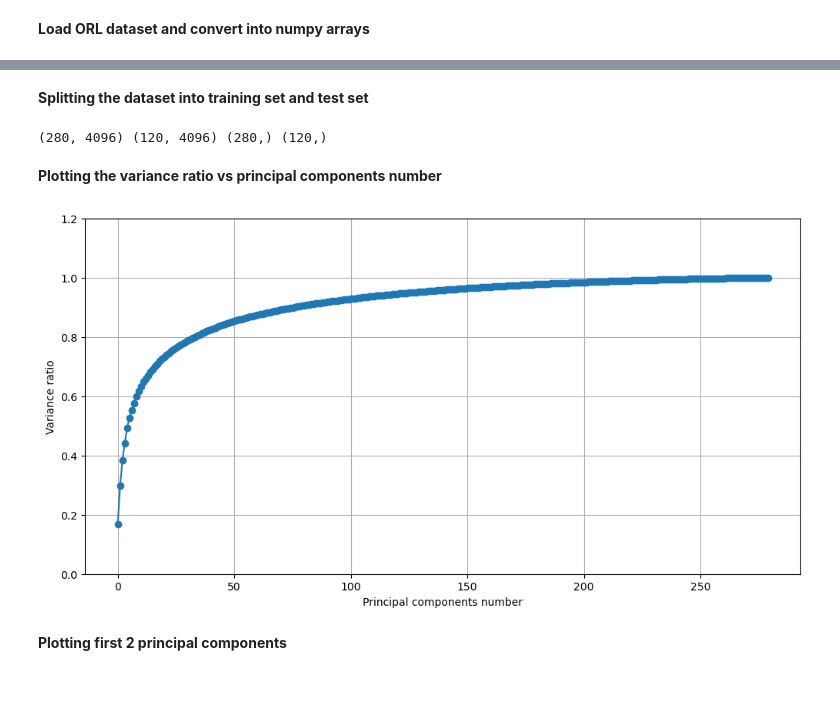
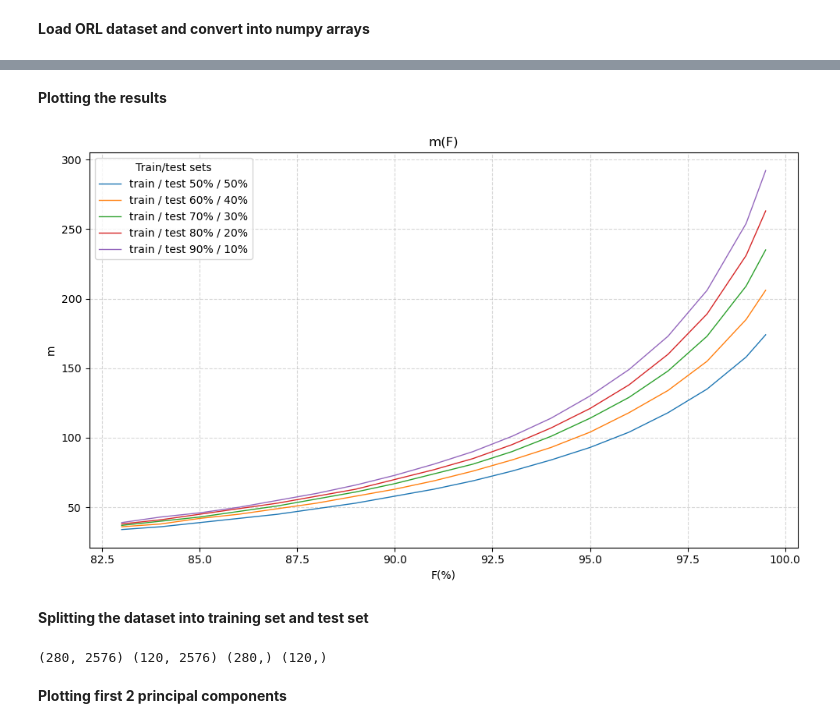
Before and after one commit to DaNa-cpu/Computational-Intelligence-1, a Jupyter notebook: Project.ipynb, the cells around one changed output, grey strips where cells are left out. Cells and saved outputs as stored; diff of their text form; code cells hidden in the pictures; blank space fills up the shorter version.

```diff
--- a/Project.ipynb
+++ b/Project.ipynb
@@ -44,0 +46,18 @@ X_std = scaler.fit_transform(X_norm)
+# %%
+Variance_ratio= [83, 84, 85, 86, 87, 88, 89, 90, 91, 92, 93, 94, 95, 96, 97, 98, 99, 99.5]
+test_sizes = [0.5, 0.4, 0.3, 0.2, 0.1]
+
+results = pd.DataFrame(index=Variance_ratio)
+
+for test_size in test_sizes:
+    X_train, X_test, y_train, y_test = train_test_split(X_norm, y, test_size=test_size, random_state=42, shuffle=True, stratify=y)
+    pca_split = PCA().fit(X_train)
+    cumulative_variance = np.cumsum(pca_split.explained_variance_ratio_) * 100
+
+    col_name = f"train / test {int((1-test_size)*100)}% / {int((test_size)*100)}%"
+    results[col_name] = [ np.argmax(cumulative_variance >= F) + 1 for F in Variance_ratio]
+
+results.index.name = "Variance ratio (%)"
+results.columns.name = "No. of components:"
+
+display(results)
@@ -45,27 +83,28 @@ X_std = scaler.fit_transform(X_norm)
+# %% [markdown]
+<b>Plotting the results
+# %%
+plt.figure(figsize=(10,6))
+
+for col in results.columns:
+    plt.plot(results.index, results[col], label=col, linewidth=1)
+
+plt.title("m(F)")
+plt.xlabel("F(%)")
+plt.ylabel("m")
+plt.grid(True, linestyle='--', alpha=0.5)
+plt.legend(title="Train/test sets")
+plt.tight_layout()
+plt.show()
+# %% [output]
+[figure, added]
 # %% [markdown]
 <b>Splitting the dataset into training set and test set
 # %%
-X_train, X_test, y_train, y_test = train_test_split(X_std, y, test_size=0.3, random_state=42, shuffle=True, stratify=y)
+X_train, X_test, y_train, y_test = train_test_split(X_norm, y, test_size=0.3, random_state=42, shuffle=True, stratify=y)
 
 print(X_train.shape, X_test.shape, y_train.shape, y_test.shape)
 # %% [output]
-(280, 4096) (120, 4096) (280,) (120,)
+(280, 2576) (120, 2576) (280,) (120,)
-# %% [markdown]
-<b>Plotting the variance ratio vs principal components number
-# %%
-pca = PCA()
-pca.fit(X_train)
-evr = pca.explained_variance_ratio_
-
-plt.figure(figsize=(12, 6))
-plt.plot(np.cumsum(evr), marker="o")
-plt.xlabel("Principal components number")
-plt.ylabel("Variance ratio")
-plt.ylim(0, 1.2)
-plt.grid(True)
-plt.show()
-# %% [output]
-[figure, removed]
 # %% [markdown]
 <b>Plotting first 2 principal components
 # %%
```
Also changed, not shown: parts of 20 cells of this notebook.
